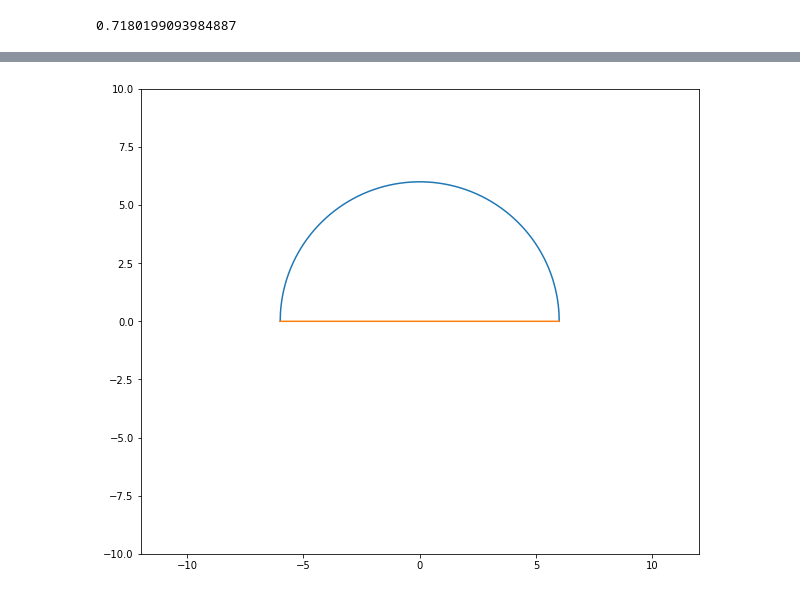
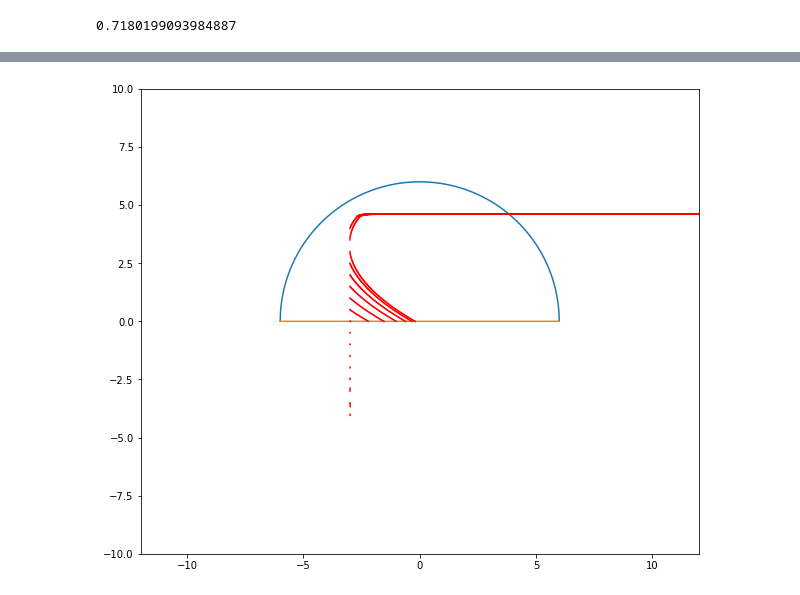
Before and after one commit to MartinRobomaze/IYPT-17-Invisibility, a Jupyter notebook: notebooks/lenticular_lens_simulation.ipynb, the cells around one changed output, grey strips where cells are left out. Cells and saved outputs as stored; diff of their text form; code cells hidden in the pictures.

```diff
--- a/notebooks/lenticular_lens_simulation.ipynb
+++ b/notebooks/lenticular_lens_simulation.ipynb
@@ -76,7 +76,7 @@ def trace_ray(ray_position, ray_end, objects, refr_idx_air, refr_idx_glass):
     for i in np.arange(ray_position[0], ray_end, 0.01):
         current_ray_position = [i, point_slope(x_slope_change, y_slope_change, i, slope)]
         for obj in objects:
-            if obj.collides_with(i, current_ray_position[1], 0.01):
+            if obj.collides_with(current_ray_position[1]):
                 norm_slope = obj.normal_line_slope(current_ray_position[1])
 
                 norm_angle = np.arctan(norm_slope)
@@ -170,17 +179,17 @@ for i in np.arange(-2.5, 2.55, 0.5):
 # %%
 fig, ax = plt.subplots()
 
 x_vals = np.arange(-r, r+0.01, 0.01)
 ax.plot(x_vals, circ_1.y_coords(x_vals))
 ax.plot(x_vals, line_1.y_coords(x_vals))
 
-# for ray in rays:
-#     ax.plot(ray[0], ray[1], color='red')
+for ray in rays:
+    ax.plot(ray[0], ray[1], color='red')
 
 plt.xlim(-r*2, r*2)
 plt.ylim(-10, 10)
 ax.set_aspect(1)
 fig.set_size_inches(10, 10)
 plt.show()
 # %% [output]
-[figure, old version]
+[figure, new version]
```
Also changed, not shown: parts of 1 cell of this notebook, 7 other files.
